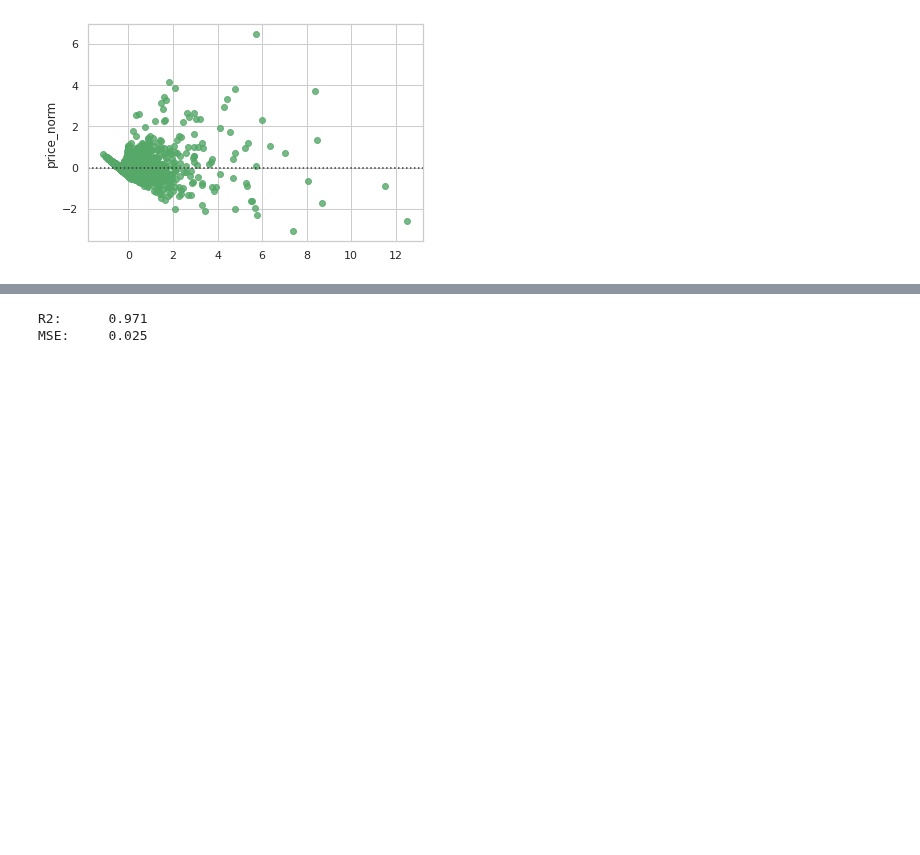
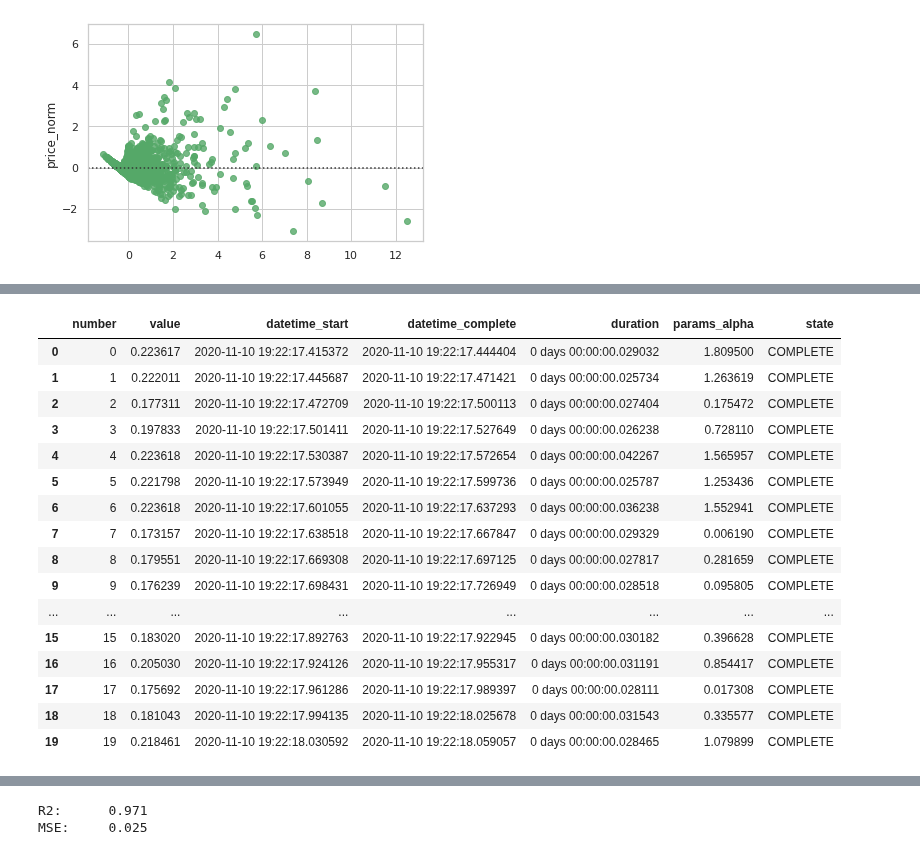
Before and after one commit to LucasAfa/Projeto2-IF775, a Jupyter notebook: projeto.ipynb, the cells around one changed output, grey strips where cells are left out. Saved outputs shown, nothing was run; the diff lists cells and outputs as text; code cells hidden in the pictures; blank space fills up the shorter version.

```diff
--- a/projeto.ipynb
+++ b/projeto.ipynb
@@ -161,3 +164,25 @@ MSE:     0.172
 Pass the following variables as keyword args: x, y. From version 0.12, the only valid positional argument will be `data`, and passing other arguments without an explicit keyword will result in an erro ...
 <matplotlib.axes._subplots.AxesSubplot at 0x...>
 [figure]
+# %%
+import sklearn.linear_model
+def objective(trial):
+    # hyperparameter setting
+    alpha = trial.suggest_uniform('alpha', 0.0, 2.0)
+
+    # data loading and train-test split
+
+    # model training and evaluation
+    model = sklearn.linear_model.Lasso(alpha=alpha)
+    model.fit(X_train[columns], y_train)
+    y_pred = model.predict(X_val[columns])
+    error = sklearn.metrics.mean_squared_error(y_val, y_pred)
+
+    # output: evaluation score
+    return error
+
+study = optuna.create_study(direction='minimize')
+study.optimize(objective, n_trials=20)
+
+print('Minimum mean squared error: ' + str(study.best_value))
+print('Best parameter: ' + str(study.best_params))
@@ -163,0 +209,20 @@ Pass the following variables as keyword args: x, y. From version 0.12, the only
+# %%
+study.trials_dataframe()
+# %% [output]
+|  | number | value | datetime_start | datetime_complete | duration | params_alpha | state |
+| 0 | 0 | 0.223617 | 2020-11-10 19:22:17.415372 | 2020-11-10 19:22:17.444404 | 0 days 00:00:00.029032 | 1.809500 | COMPLETE |
+| 1 | 1 | 0.222011 | 2020-11-10 19:22:17.445687 | 2020-11-10 19:22:17.471421 | 0 days 00:00:00.025734 | 1.263619 | COMPLETE |
+| 2 | 2 | 0.177311 | 2020-11-10 19:22:17.472709 | 2020-11-10 19:22:17.500113 | 0 days 00:00:00.027404 | 0.175472 | COMPLETE |
+| 3 | 3 | 0.197833 | 2020-11-10 19:22:17.501411 | 2020-11-10 19:22:17.527649 | 0 days 00:00:00.026238 | 0.728110 | COMPLETE |
+| 4 | 4 | 0.223618 | 2020-11-10 19:22:17.530387 | 2020-11-10 19:22:17.572654 | 0 days 00:00:00.042267 | 1.565957 | COMPLETE |
+| 5 | 5 | 0.221798 | 2020-11-10 19:22:17.573949 | 2020-11-10 19:22:17.599736 | 0 days 00:00:00.025787 | 1.253436 | COMPLETE |
+| 6 | 6 | 0.223618 | 2020-11-10 19:22:17.601055 | 2020-11-10 19:22:17.637293 | 0 days 00:00:00.036238 | 1.552941 | COMPLETE |
+| 7 | 7 | 0.173157 | 2020-11-10 19:22:17.638518 | 2020-11-10 19:22:17.667847 | 0 days 00:00:00.029329 | 0.006190 | COMPLETE |
+| 8 | 8 | 0.179551 | 2020-11-10 19:22:17.669308 | 2020-11-10 19:22:17.697125 | 0 days 00:00:00.027817 | 0.281659 | COMPLETE |
+| 9 | 9 | 0.176239 | 2020-11-10 19:22:17.698431 | 2020-11-10 19:22:17.726949 | 0 days 00:00:00.028518 | 0.095805 | COMPLETE |
+| ... | ... | ... | ... | ... | ... | ... | ... |
+| 15 | 15 | 0.183020 | 2020-11-10 19:22:17.892763 | 2020-11-10 19:22:17.922945 | 0 days 00:00:00.030182 | 0.396628 | COMPLETE |
+| 16 | 16 | 0.205030 | 2020-11-10 19:22:17.924126 | 2020-11-10 19:22:17.955317 | 0 days 00:00:00.031191 | 0.854417 | COMPLETE |
+| 17 | 17 | 0.175692 | 2020-11-10 19:22:17.961286 | 2020-11-10 19:22:17.989397 | 0 days 00:00:00.028111 | 0.017308 | COMPLETE |
+| 18 | 18 | 0.181043 | 2020-11-10 19:22:17.994135 | 2020-11-10 19:22:18.025678 | 0 days 00:00:00.031543 | 0.335577 | COMPLETE |
+| 19 | 19 | 0.218461 | 2020-11-10 19:22:18.030592 | 2020-11-10 19:22:18.059057 | 0 days 00:00:00.028465 | 1.079899 | COMPLETE |
```
Also changed, not shown: parts of 6 cells of this notebook.
